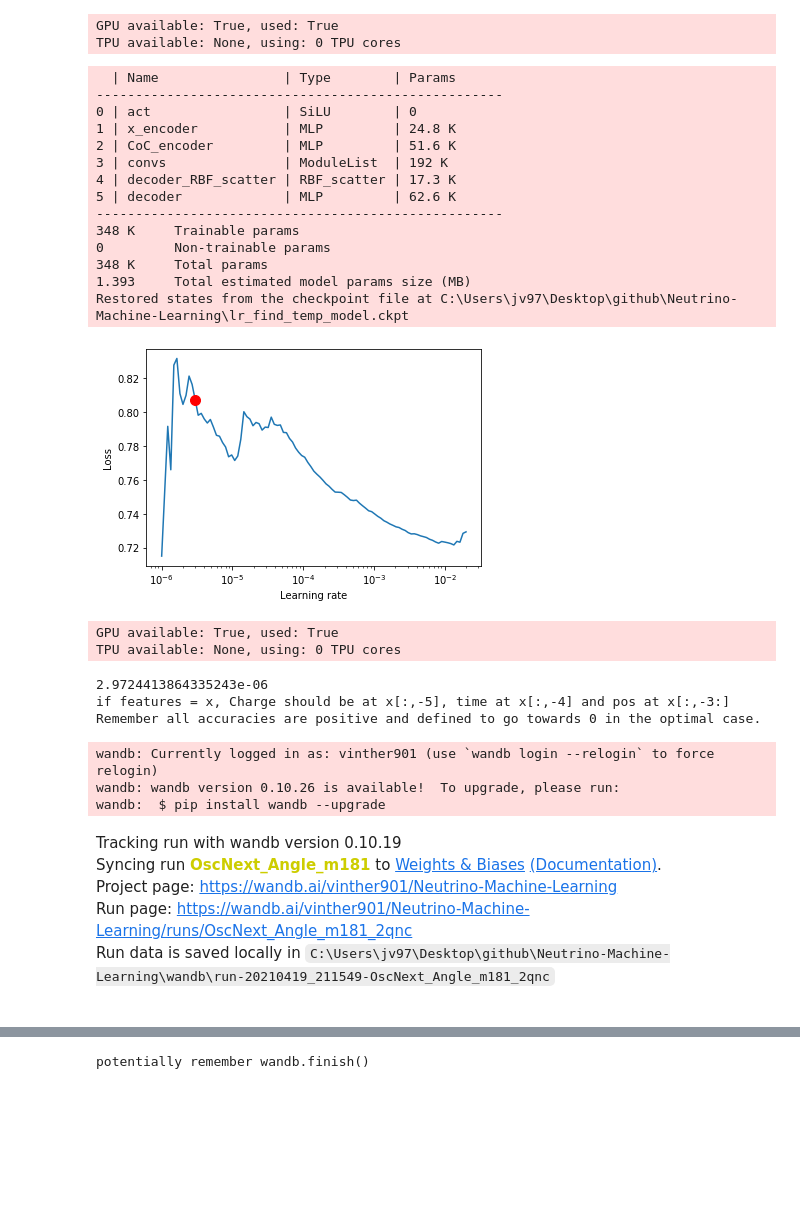
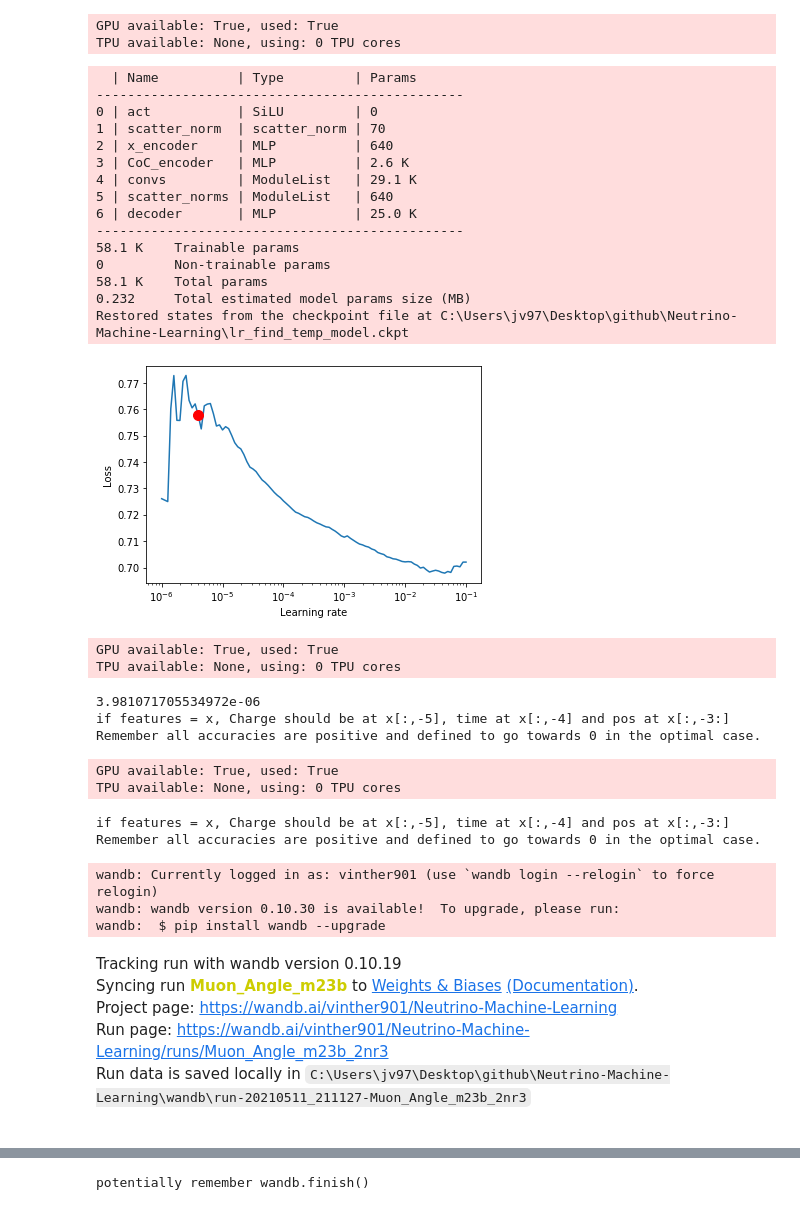
Before and after one commit to Vinther901/Neutrino-Machine-Learning, a Jupyter notebook: Trainer_notebook.ipynb, the cells around one changed output, grey strips where cells are left out. Cells and saved outputs as stored; diff of their text form; code cells hidden in the pictures; blank space fills up the shorter version.

```diff
--- a/Trainer_notebook.ipynb
+++ b/Trainer_notebook.ipynb
@@ -15,13 +15,13 @@ import os
 # %%
 path = r'C:\Users\jv97\Desktop\github\Neutrino-Machine-Learning'
 
-run_name = 'Muon_Angle_m21'
+run_name = 'Muon_Angle_m23b'
 
 args = {'N_edge_feats': 6,
         'N_dom_feats': 7,
         'N_targets': 2,
         'N_outputs': 3,
-        'N_metalayers': 2,
+        'N_metalayers': 1,
         'N_hcs': 64,
         'diagonal_cov': True,
         'wandb_activated': True,
@@ -30,9 +30,9 @@ args = {'N_edge_feats': 6,
         'id': wandb.util.generate_id()[:4],
         'eps': 1e-5,
         'lr': 1e-3,
-        'batch_size': 128,
+        'batch_size': 512,
         'output_offset': [3.14,1.57],
-        'filename': 'Nu_lvl7_1Mio_unscaled_SRT.db',#dev_level7_mu_e_tau_oscweight_000.db #rasmus_classification_muon_3neutrino_3mio.db #dev_level7_oscNext_IC86_003.db
+        'filename': 'dev_level7_mu_e_tau_oscweight_newfeats_unscaled.db',#dev_level7_mu_e_tau_oscweight_000.db #rasmus_classification_muon_3neutrino_3mio.db #dev_level7_oscNext_IC86_003.db
         'features': 'width, rqe, charge_log10, dom_time, dom_x, dom_y, dom_z',
         'targets': 'azimuth, zenith',
         'TrTV': (0.9,0.95,1),#(0.025,0.995,1)
@@ -115,8 +115,8 @@ dataset = fc.custom_db_dataset(filepath = filepath,
                                TrTV = args['TrTV'],
 #                                event_nos = event_nos,
                                x_transform = x_transform,
-                               y_transform = y_transform,
-                               batch_transform = batch_transform,
+#                                y_transform = y_transform,
+#                                batch_transform = batch_transform,
                                shuffle = True,
                                SRT_clean = args['SRT_clean'],
                               #  reweighter = ze_reweighter
@@ -140,58 +140,71 @@ Remember all accuracies are positive and defined to go towards 0 in the optimal
 trainer, wandb_logger = fc.return_trainer(path = path,
                                           run_name = run_name,
                                           args = args,
-                                          ckpt = run_name + '_latest.ckpt',
+#                                           ckpt = run_name + '_latest.ckpt',
                                           patience = 7
                                           )
 # %% [output]
 GPU available: True, used: True
 TPU available: None, using: 0 TPU cores
 # %%
-lr_finder = trainer.tuner.lr_find(model,train_loader,val_loader,min_lr=1e-6,max_lr=2e-2,num_training=100,mode='exponential',early_stop_threshold=4)
+lr_finder = trainer.tuner.lr_find(model,train_loader,val_loader,min_lr=1e-6,max_lr=1e-1,num_training=100,mode='exponential',early_stop_threshold=4)
 
 fig = lr_finder.plot(True,True)
 print(lr_finder.suggestion())
 
 args['lr'] = lr_finder.suggestion()
 Net = M.Load_model(args['type'],args)
 model = Net()
 trainer, wandb_logger = fc.return_trainer(path = path,
                                           run_name = run_name,
                                           args = args,)
 # %% [output]
-  | Name                | Type        | Params
-----------------------------------------------------
-0 | act                 | SiLU        | 0
-1 | x_encoder           | MLP         | 24.8 K
-2 | CoC_encoder         | MLP         | 51.6 K
-3 | convs               | ModuleList  | 192 K
-4 | decoder_RBF_scatter | RBF_scatter | 17.3 K
-5 | decoder             | MLP         | 62.6 K
-----------------------------------------------------
-348 K     Trainable params
+  | Name          | Type         | Params
+-----------------------------------------------
+0 | act           | SiLU         | 0
+1 | scatter_norm  | scatter_norm | 70
+2 | x_encoder     | MLP          | 640
+3 | CoC_encoder   | MLP          | 2.6 K
+4 | convs         | ModuleList   | 29.1 K
+5 | scatter_norms | ModuleList   | 640
+6 | decoder       | MLP          | 25.0 K
+-----------------------------------------------
+58.1 K    Trainable params
 0         Non-trainable params
-348 K     Total params
-1.393     Total estimated model params size (MB)
+58.1 K    Total params
+0.232     Total estimated model params size (MB)
 Restored states from the checkpoint file at C:\Users\jv97\Desktop\github\Neutrino-Machine-Learning\lr_find_temp_model.ckpt
-[figure, old version]
+[figure, new version]
 GPU available: True, used: True
 TPU available: None, using: 0 TPU cores
-2.9724413864335243e-06
+3.981071705534972e-06
 if features = x, Charge should be at x[:,-5], time at x[:,-4] and pos at x[:,-3:]
 Remember all accuracies are positive and defined to go towards 0 in the optimal case.
+# %%
+args['lr'] = 1e-4
+Net = M.Load_model(args['type'],args)
+model = Net()
+trainer, wandb_logger = fc.return_trainer(path = path,
+                                          run_name = run_name,
+                                          args = args,)
+# %% [output]
+GPU available: True, used: True
+TPU available: None, using: 0 TPU cores
+if features = x, Charge should be at x[:,-5], time at x[:,-4] and pos at x[:,-3:]
+Remember all accuracies are positive and defined to go towards 0 in the optimal case.
 # %%
-# wandb_logger.experiment.config.update(args)
-# # wandb_logger.watch(model)
-# wandb_logger.experiment.log({f'lr finder, lr={lr_finder.suggestion()}': wandb.Image(fig)})
+wandb_logger.experiment.config.update(args)
+# wandb_logger.watch(model)
+wandb_logger.experiment.log({f'lr finder, lr={lr_finder.suggestion()}': wandb.Image(fig)})
 # %% [output]
 wandb: Currently logged in as: vinther901 (use `wandb login --relogin` to force relogin)
-wandb: wandb version 0.10.26 is available!  To upgrade, please run:
+wandb: wandb version 0.10.30 is available!  To upgrade, please run:
 wandb:  $ pip install wandb --upgrade
 Tracking run with wandb version 0.10.19
-Syncing run OscNext_Angle_m181 to Weights & Biases (Documentation).
+Syncing run Muon_Angle_m23b to Weights & Biases (Documentation).
 Project page: https://wandb.ai/vinther901/Neutrino-Machine-Learning
-Run page: https://wandb.ai/vinther901/Neutrino-Machine-Learning/runs/OscNext_Angle_m181_2qnc
-Run data is saved locally in C:\Users\jv97\Desktop\github\Neutrino-Machine-Learning\wandb\run-20210419_211549-OscNext_Angle_m181_2qnc
+Run page: https://wandb.ai/vinther901/Neutrino-Machine-Learning/runs/Muon_Angle_m23b_2nr3
+Run data is saved locally in C:\Users\jv97\Desktop\github\Neutrino-Machine-Learning\wandb\run-20210511_211127-Muon_Angle_m23b_2nr3
 # %%
 trainer.fit(model, train_loader, val_loader)
 # %% [output]
```
Also changed, not shown: parts of 2 cells of this notebook, 1 other file.
